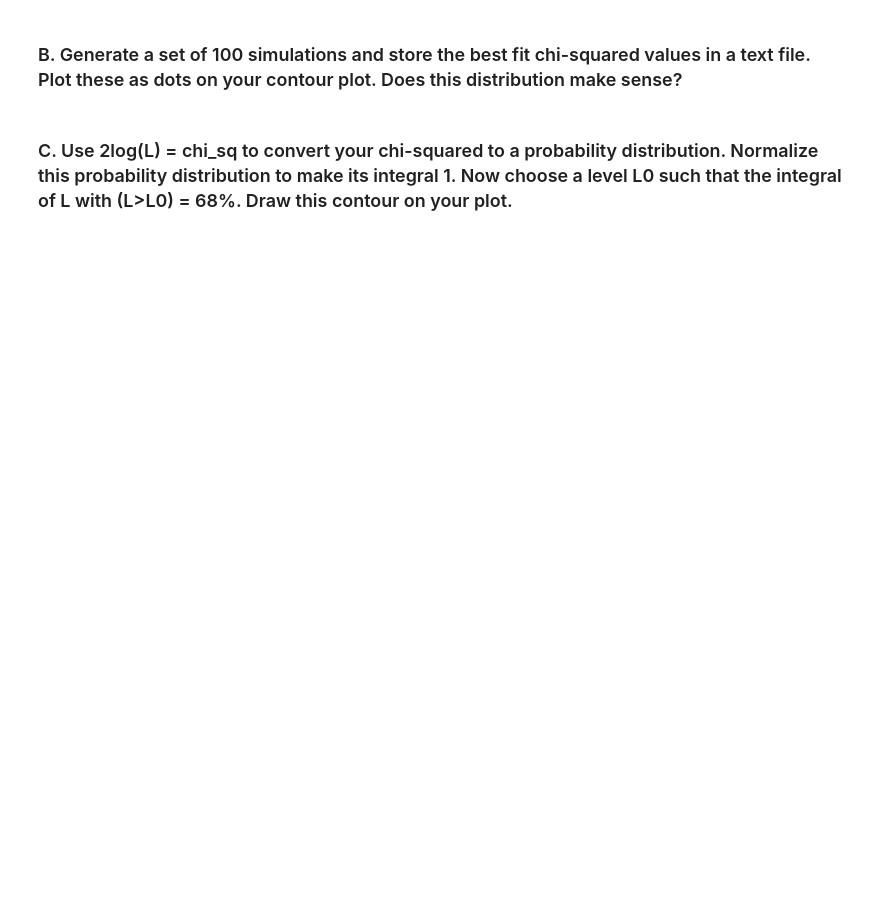
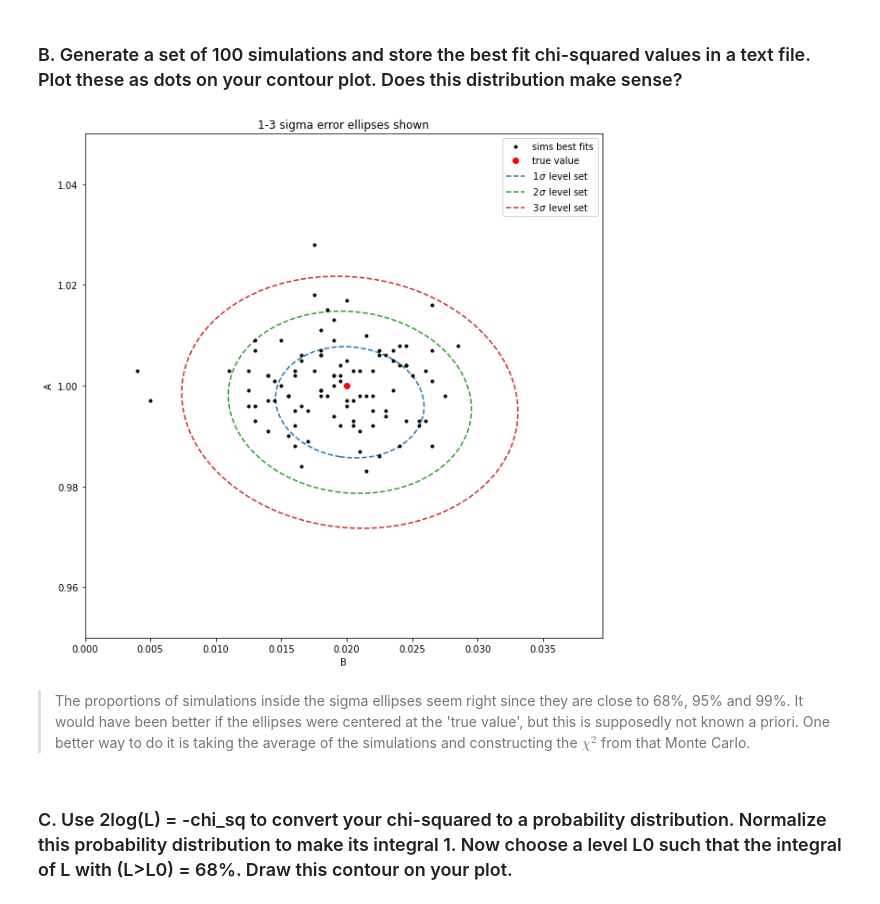
Before and after one commit to jp-ga/Physics38600, a Jupyter notebook: HW/hw3.ipynb, the cells around one changed output. Drawn from its saved outputs; the diff is of its cells as text; code cells hidden in the pictures; blank space fills up the shorter version.

```diff
--- a/HW/hw3.ipynb
+++ b/HW/hw3.ipynb
@@ -238,4 +240,44 @@ plt.show()
 # %% [markdown]
 ### B. Generate a set of 100 simulations and store the best fit chi-squared values in a text file.  Plot these as dots on your contour plot.   Does this distribution make sense?
+# %%
+best_fit_chi2 = np.zeros((100, 2))
+s_chi_sq_map = np.zeros([N_pts_A,N_pts_B])
+
+for k in range(100):
+    # run simulation
+    s_Raw_data, s_Binned_r, s_Binned_mean, s_Binned_error, s_inv_cov = run_sim()
+
+    ## compute chi_squared for each point
+    for i in range(N_pts_A):
+        for j in range(N_pts_B):
+            s_chi_sq_map[i,j] = chi_squared(s_Binned_r,
+                                            s_Binned_mean,
+                                            s_inv_cov,
+                                            A_points[i],
+                                            B_points[j])
+
+    # best fit
+    s_pos_min = np.where(s_chi_sq_map == np.min(s_chi_sq_map))
+    best_fit_chi2[k, 0] = A_points[s_pos_min[0]]
+    best_fit_chi2[k, 1] = B_points[s_pos_min[1]]
+# %%
+plt.contour(B_points, A_points, delta_chi_sq_map,
+            levels=np.array([sigma_1, sigma_2, sigma_3]),
+            colors=['C0', 'C2', 'C3'],
+            linestyles=['dashed'])
+plt.plot(best_fit_chi2[:, 1],best_fit_chi2[:, 0],'k.', label='sims best fits')
+plt.plot(np.array(0.02),np.array(1),'ro', label='true value')
+plt.xlabel("B")
+plt.ylabel("A")
+plt.title("1-3 sigma error ellipses shown")
+plt.plot([],[], color='C0', linestyle='--', label='$1\, \sigma$ level set')
+plt.plot([],[], color='C2', linestyle='--', label='$2\, \sigma$ level set')
+plt.plot([],[], color='C3', linestyle='--', label='$3\, \sigma$ level set')
+plt.legend()
+plt.show()
+# %% [output]
+[figure, added]
+# %% [markdown]
+> The proportions of simulations inside the sigma ellipses seem right since they are close to 68%, 95% and 99%. It would have been better if the ellipses were centered at the 'true value', but this is supposedly not known a priori. One better way to do it is taking the average of the simulations and constructing the $\chi^2$ from that Monte Carlo.
 # %% [markdown]
-### C. Use 2log(L) = chi_sq to convert your chi-squared to a probability distribution.  Normalize this probability distribution to make its integral 1.  Now choose a level L0 such that the integral of L with (L>L0) = 68%.   Draw this contour on your plot.
+### C. Use 2log(L) = -chi_sq to convert your chi-squared to a probability distribution.  Normalize this probability distribution to make its integral 1.  Now choose a level L0 such that the integral of L with (L>L0) = 68%.   Draw this contour on your plot.
```
Also changed, not shown: parts of 11 cells of this notebook, 3 other files.
